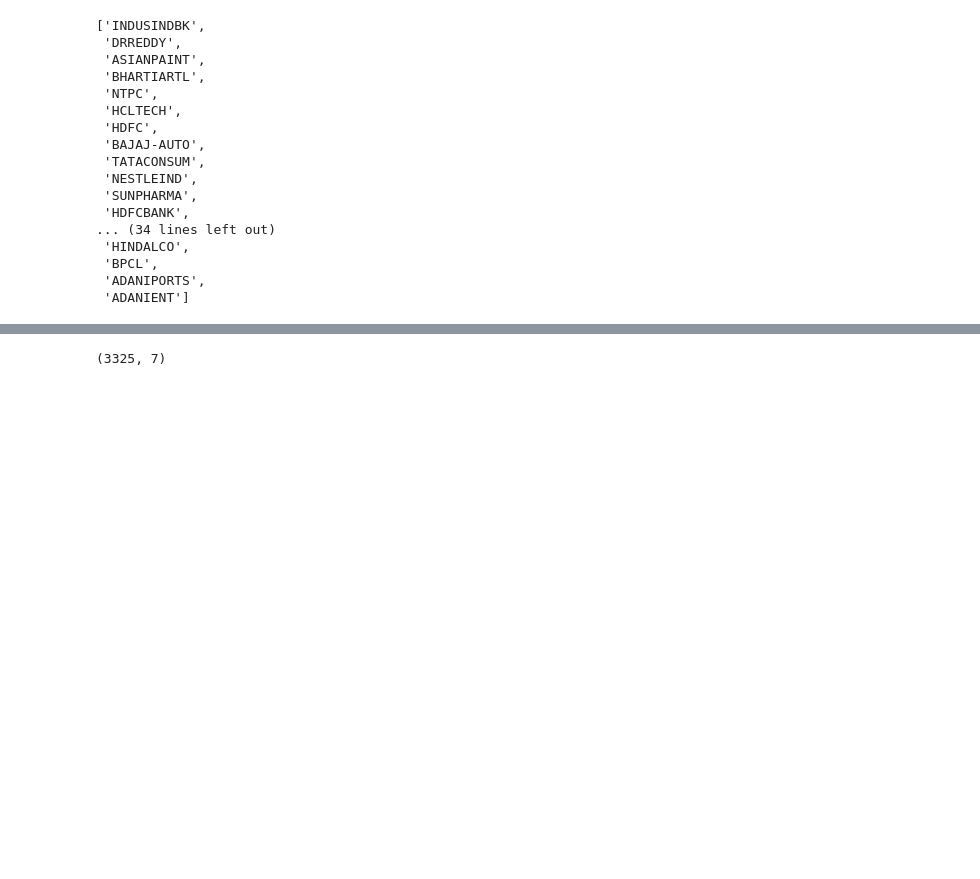
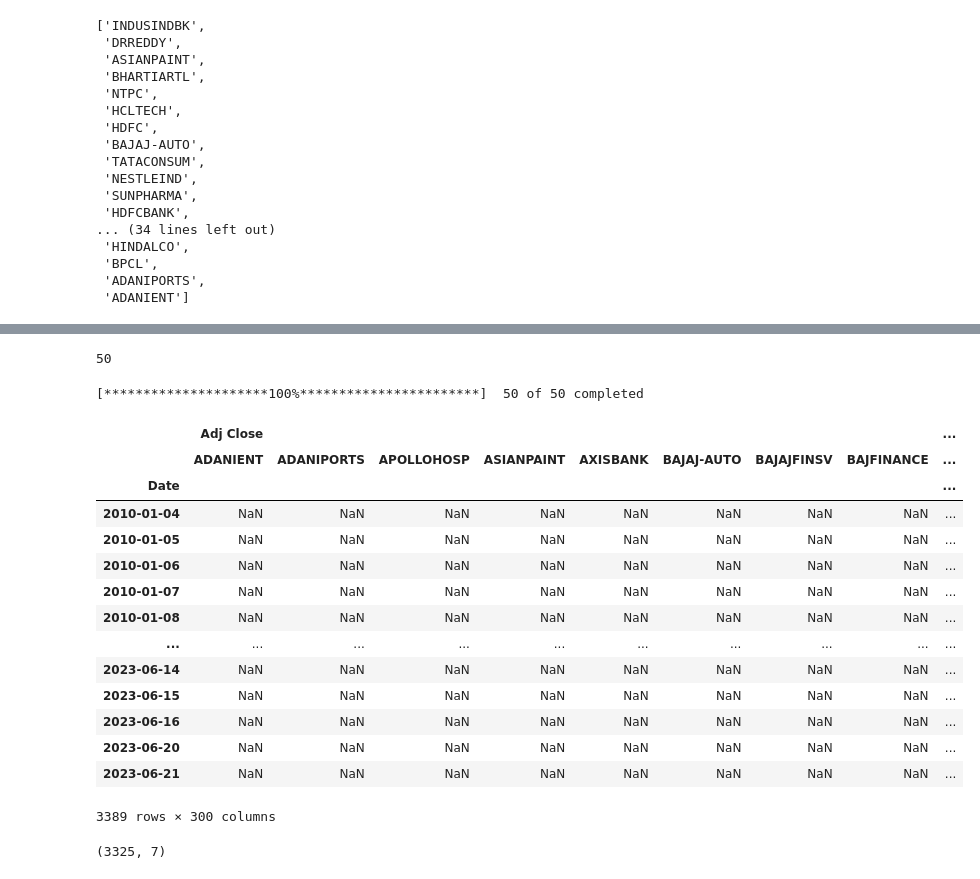
Before and after one commit to udaykirankavaturu/lstm-stock-price-predictor, a Jupyter notebook: lstm-stock-price-predictor.ipynb, the cells around one changed output, grey strips where cells are left out. Saved outputs shown, nothing was run; the diff lists cells and outputs as text; code cells hidden in the pictures; blank space fills up the shorter version.

Commit message:
Kaggle Notebook | lstm-stock-price-predictor | Version 7

```diff
--- a/lstm-stock-price-predictor.ipynb
+++ b/lstm-stock-price-predictor.ipynb
@@ -118,3 +168,27 @@ for symbol in nifty50_stocks:
+# %%
+len(data.Symbol.value_counts())
+# %% [output]
+50
+# %%
+stock_data = yf.download(stock_list, start="2010-01-01", end="2023-06-22")
+stock_data
+# %% [output]
+[*********************100%***********************]  50 of 50 completed
+|  | Adj Close |  |  |  |  |  |  |  | ... |
+|  | ADANIENT | ADANIPORTS | APOLLOHOSP | ASIANPAINT | AXISBANK | BAJAJ-AUTO | BAJAJFINSV | BAJFINANCE | ... |
+| Date |  |  |  |  |  |  |  |  | ... |
+| 2010-01-04 | NaN | NaN | NaN | NaN | NaN | NaN | NaN | NaN | ... |
+| 2010-01-05 | NaN | NaN | NaN | NaN | NaN | NaN | NaN | NaN | ... |
+| 2010-01-06 | NaN | NaN | NaN | NaN | NaN | NaN | NaN | NaN | ... |
+| 2010-01-07 | NaN | NaN | NaN | NaN | NaN | NaN | NaN | NaN | ... |
+| 2010-01-08 | NaN | NaN | NaN | NaN | NaN | NaN | NaN | NaN | ... |
+| ... | ... | ... | ... | ... | ... | ... | ... | ... | ... |
+| 2023-06-14 | NaN | NaN | NaN | NaN | NaN | NaN | NaN | NaN | ... |
+| 2023-06-15 | NaN | NaN | NaN | NaN | NaN | NaN | NaN | NaN | ... |
+| 2023-06-16 | NaN | NaN | NaN | NaN | NaN | NaN | NaN | NaN | ... |
+| 2023-06-20 | NaN | NaN | NaN | NaN | NaN | NaN | NaN | NaN | ... |
+| 2023-06-21 | NaN | NaN | NaN | NaN | NaN | NaN | NaN | NaN | ... |
+3389 rows × 300 columns
 # %%
 data.shape
 # %% [output]
```
Also changed, not shown: parts of 11 cells of this notebook.
